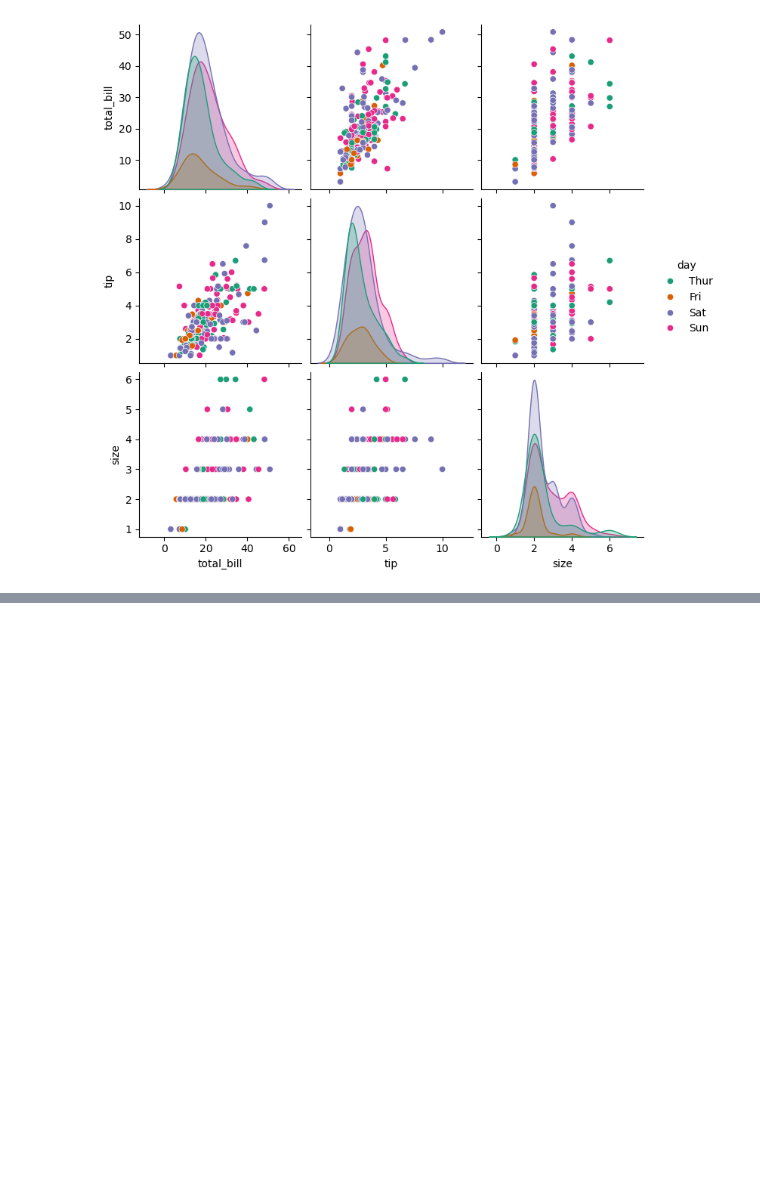
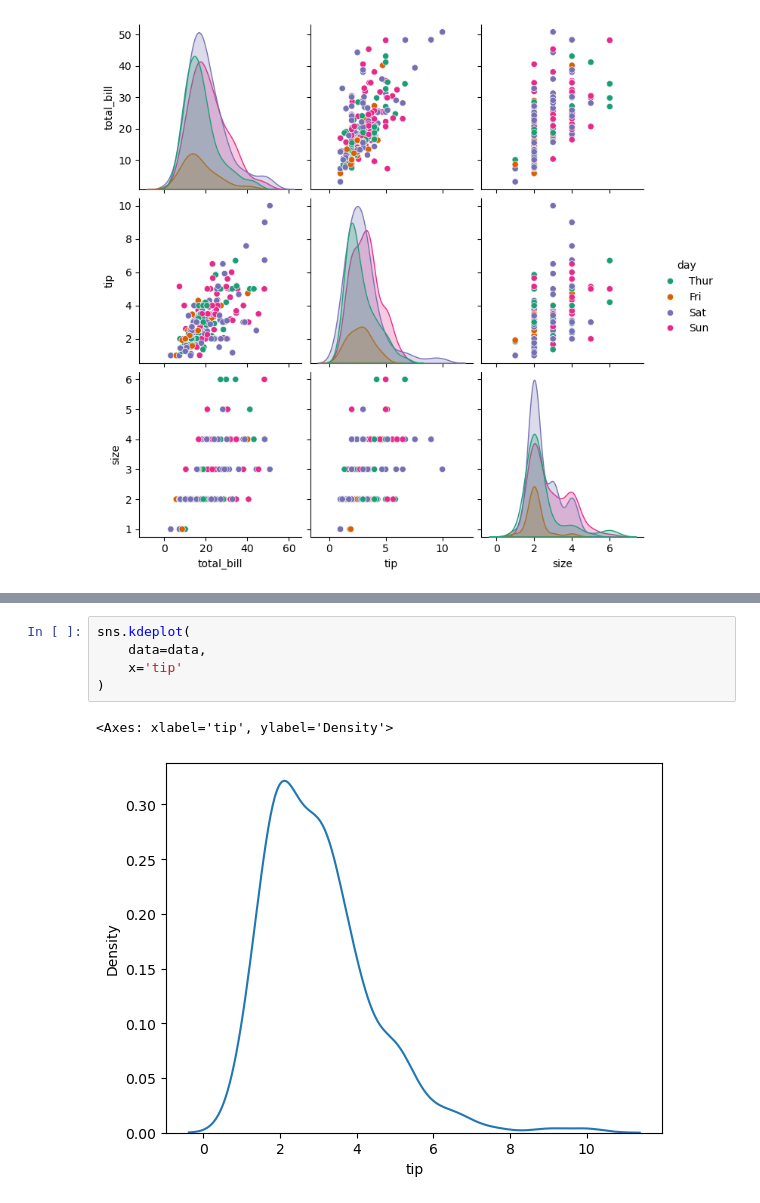
Before and after one commit to mdnaim2004/NOTE_ARCHIVE, a Jupyter notebook: seabron/seaborn.ipynb, the cells around one changed output, grey strips where cells are left out. Cells and saved outputs as stored; diff of their text form; blank space fills up the shorter version.

```diff
--- a/seabron/seaborn.ipynb
+++ b/seabron/seaborn.ipynb
@@ -186,0 +215,8 @@ sns.pairplot(
+# %%
+sns.kdeplot(
+    data=data,
+    x='tip'
+)
+# %% [output]
+<Axes: xlabel='tip', ylabel='Density'>
+[figure, added]
```
Also changed, not shown: parts of 8 cells of this notebook.
